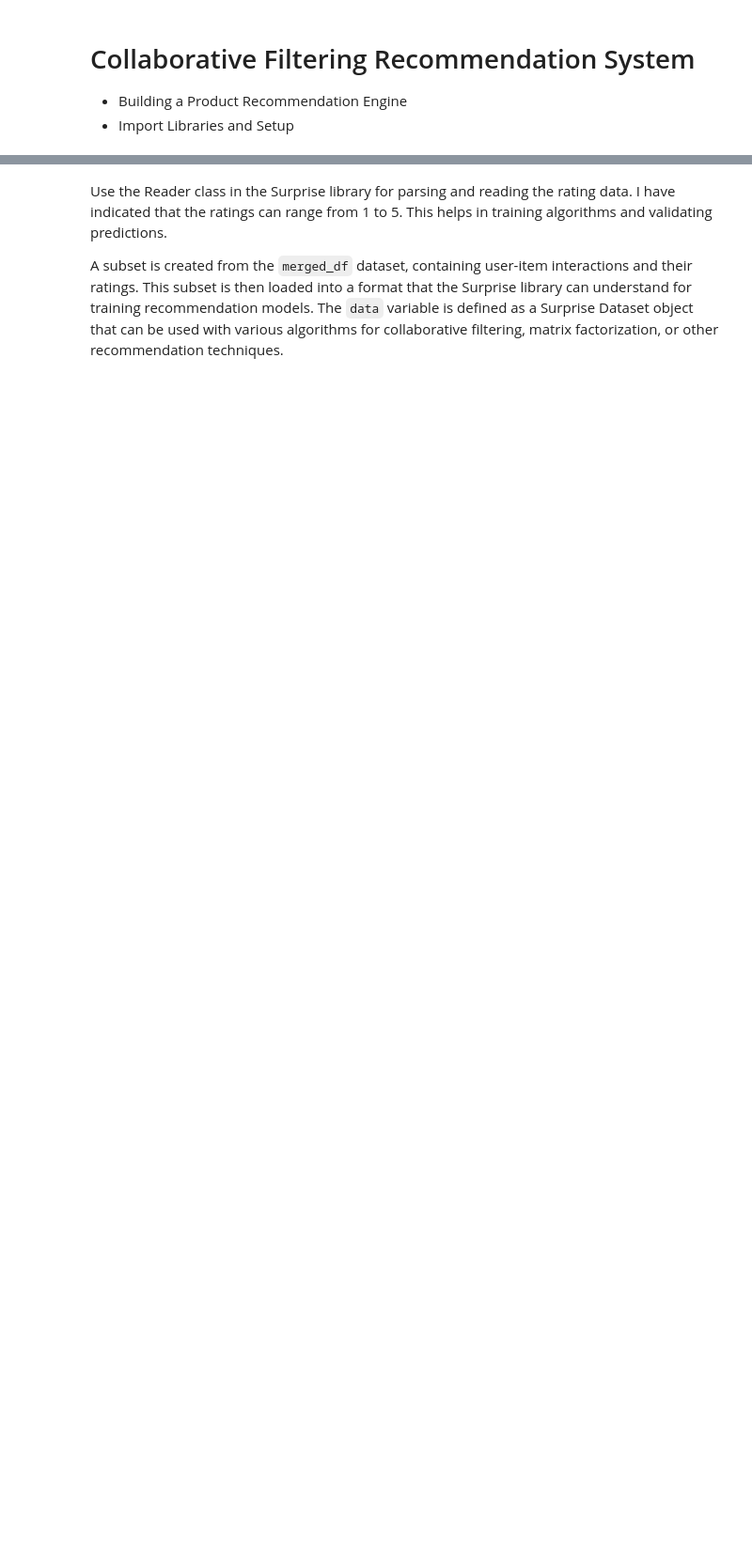
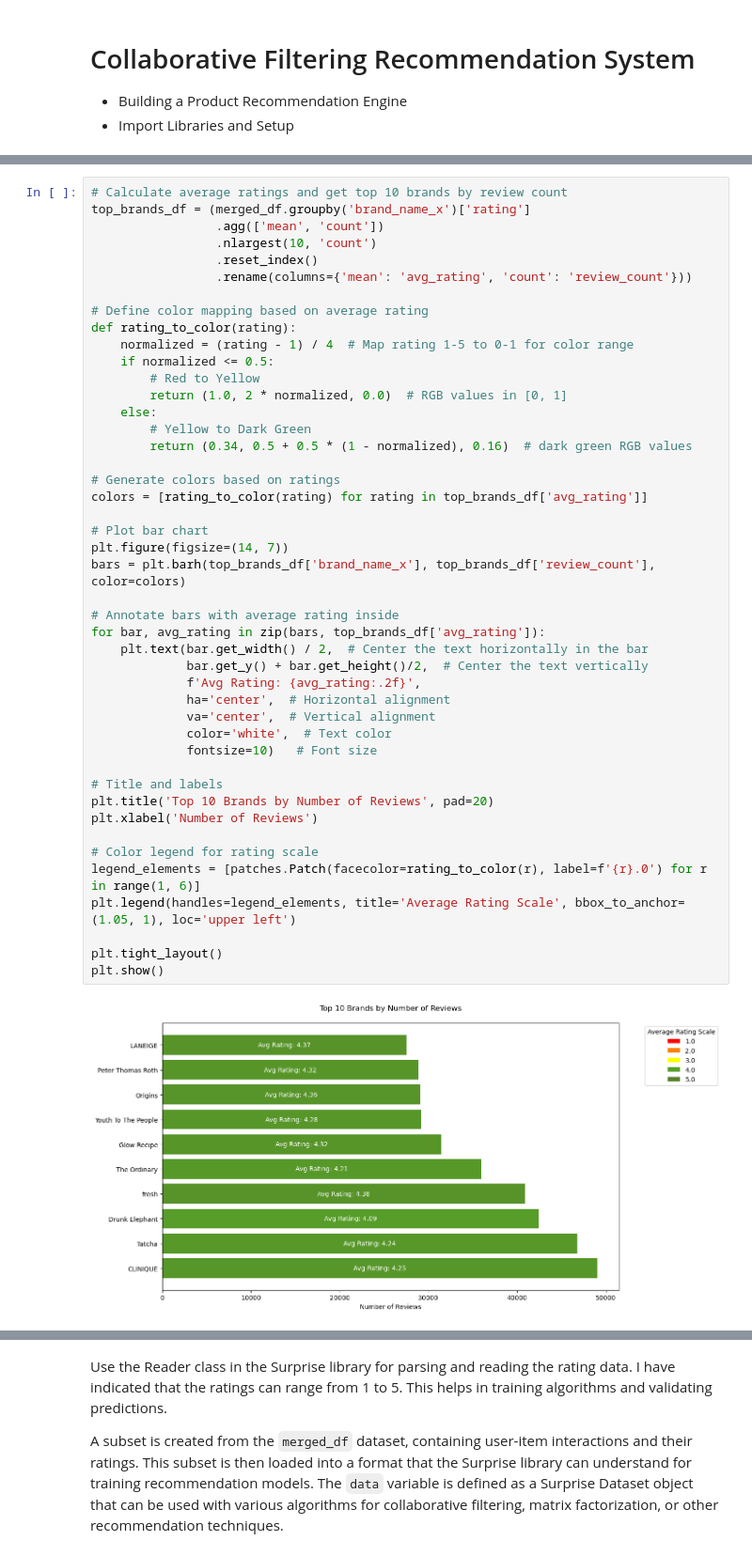
Before and after one commit to renaqd/team1-ADS505, a Jupyter notebook: team1-recommendation_sys.ipynb, the cells around one changed output, grey strips where cells are left out. Shown: that part at 94% size. Drawn from its saved outputs; the diff is of its cells as text; blank space fills up the shorter version.

```diff
--- a/team1-recommendation_sys.ipynb
+++ b/team1-recommendation_sys.ipynb
@@ -139,0 +160,47 @@ To prepare the data for the Surprise library, we preprocessed the data by mergin
+# %%
+# Calculate average ratings and get top 10 brands by review count
+top_brands_df = (merged_df.groupby('brand_name_x')['rating']
+                 .agg(['mean', 'count'])
+                 .nlargest(10, 'count')
+                 .reset_index()
+                 .rename(columns={'mean': 'avg_rating', 'count': 'review_count'}))
+
+# Define color mapping based on average rating
+def rating_to_color(rating):
+    normalized = (rating - 1) / 4  # Map rating 1-5 to 0-1 for color range
+    if normalized <= 0.5:
+        # Red to Yellow
+        return (1.0, 2 * normalized, 0.0)  # RGB values in [0, 1]
+    else:
+        # Yellow to Dark Green
+        return (0.34, 0.5 + 0.5 * (1 - normalized), 0.16)  # dark green RGB values
+
+# Generate colors based on ratings
+colors = [rating_to_color(rating) for rating in top_brands_df['avg_rating']]
+
+# Plot bar chart
+plt.figure(figsize=(14, 7))
+bars = plt.barh(top_brands_df['brand_name_x'], top_brands_df['review_count'], color=colors)
+
+# Annotate bars with average rating inside
+for bar, avg_rating in zip(bars, top_brands_df['avg_rating']):
+    plt.text(bar.get_width() / 2,  # Center the text horizontally in the bar
+             bar.get_y() + bar.get_height()/2,  # Center the text vertically
+             f'Avg Rating: {avg_rating:.2f}',
+             ha='center',  # Horizontal alignment
+             va='center',  # Vertical alignment
+             color='white',  # Text color
+             fontsize=10)   # Font size
+
+# Title and labels
+plt.title('Top 10 Brands by Number of Reviews', pad=20)
+plt.xlabel('Number of Reviews')
+
+# Color legend for rating scale
+legend_elements = [patches.Patch(facecolor=rating_to_color(r), label=f'{r}.0') for r in range(1, 6)]
+plt.legend(handles=legend_elements, title='Average Rating Scale', bbox_to_anchor=(1.05, 1), loc='upper left')
+
+plt.tight_layout()
+plt.show()
+# %% [output]
+[figure, added]
```
Also changed, not shown: parts of 31 cells of this notebook.
